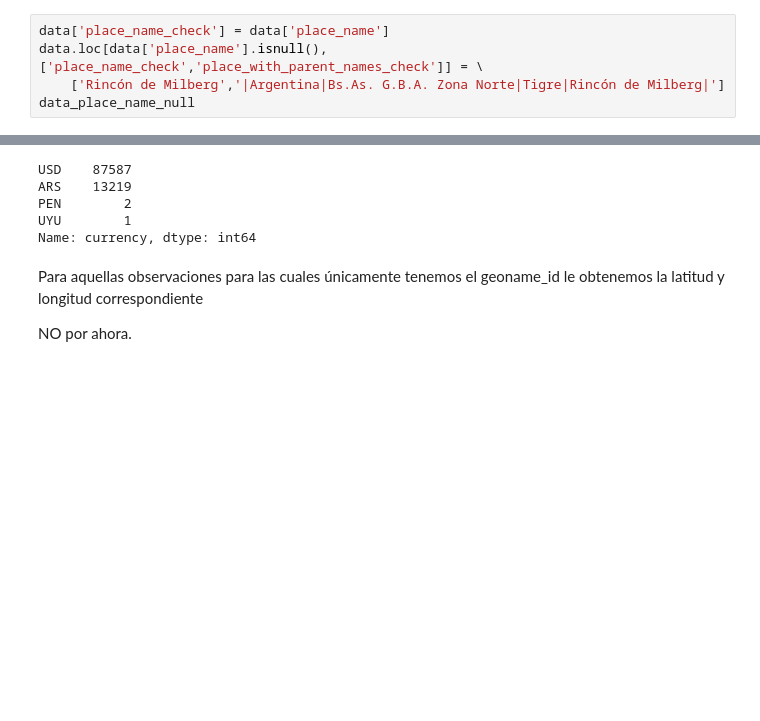
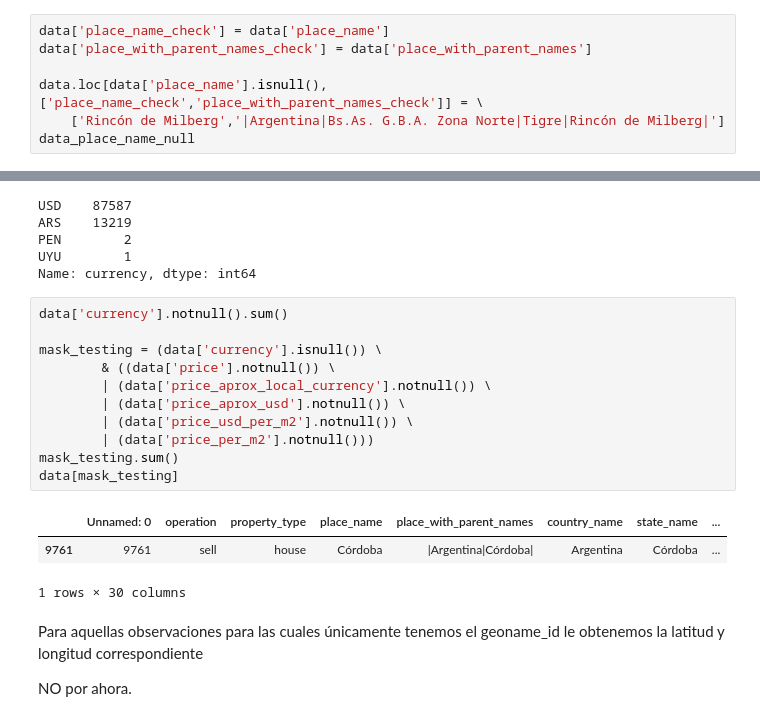
Before and after one commit to luisblafer/desafio-exploratorio, a Jupyter notebook: analisis-inicial.ipynb, the cells around one changed output, grey strips where cells are left out. Cells and saved outputs as stored; diff of their text form; blank space fills up the shorter version.

```diff
--- a/analisis-inicial.ipynb
+++ b/analisis-inicial.ipynb
@@ -161,6 +161,8 @@ data[data['place_name'].str.contains('Rincón de Milberg',na=False)].head(5)
 Por este motivo imputamos a los datos faltantes con Rincón de Milberg, ajustando al mismo tiempo el campo place_with_parent_names para que sea consistente con la información del dataset.
 # %%
 data['place_name_check'] = data['place_name']
+data['place_with_parent_names_check'] = data['place_with_parent_names']
+
 data.loc[data['place_name'].isnull(),['place_name_check','place_with_parent_names_check']] = \
     ['Rincón de Milberg','|Argentina|Bs.As. G.B.A. Zona Norte|Tigre|Rincón de Milberg|']
 data_place_name_null
@@ -307,6 +311,21 @@ ARS    13219
 PEN        2
 UYU        1
 Name: currency, dtype: int64
+# %%
+data['currency'].notnull().sum()
+
+mask_testing = (data['currency'].isnull()) \
+        & ((data['price'].notnull()) \
+        | (data['price_aprox_local_currency'].notnull()) \
+        | (data['price_aprox_usd'].notnull()) \
+        | (data['price_usd_per_m2'].notnull()) \
+        | (data['price_per_m2'].notnull()))
+mask_testing.sum()
+data[mask_testing]
+# %% [output]
+|  | Unnamed: 0 | operation | property_type | place_name | place_with_parent_names | country_name | state_name | ... |
+| 9761 | 9761 | sell | house | Córdoba | |Argentina|Córdoba| | Argentina | Córdoba | ... |
+1 rows × 30 columns
 # %% [markdown]
 Para aquellas observaciones para las cuales únicamente tenemos el geoname_id le obtenemos la latitud y longitud correspondiente
 
```
Also changed, not shown: parts of 8 cells of this notebook.
